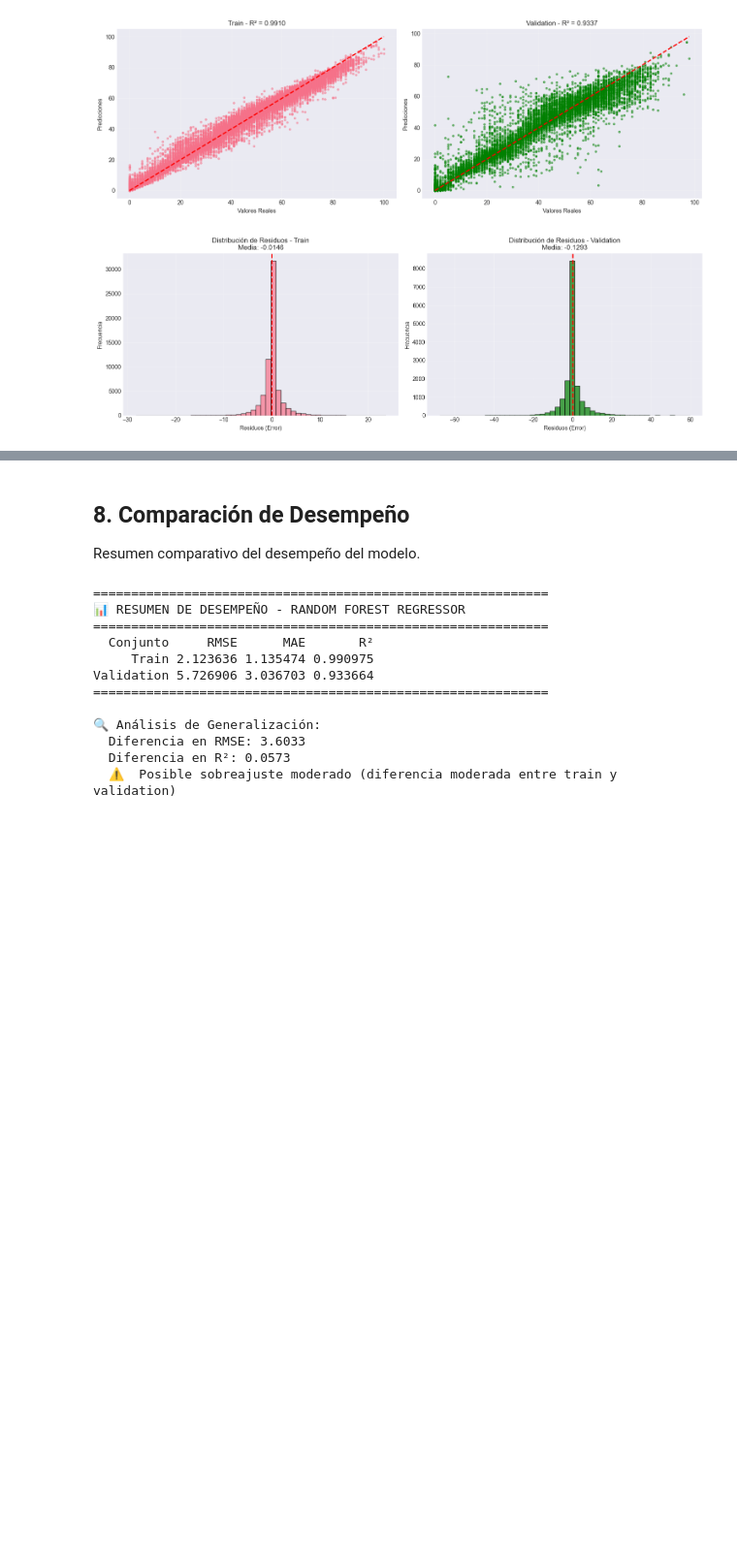
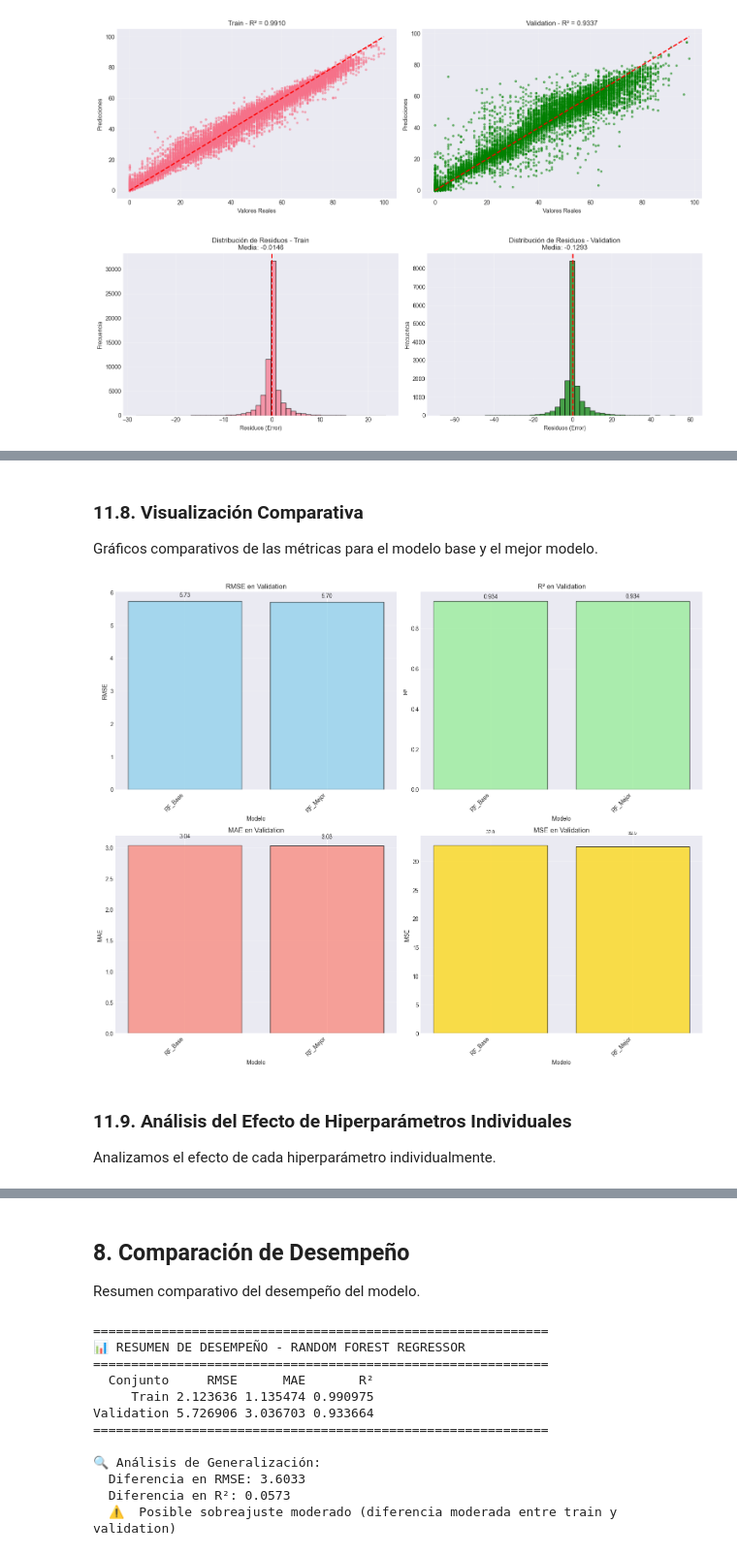
Before and after one commit to AlfonsoKatzenstein/machine_learning_obli, a Jupyter notebook: notebooks/modelos_de_regresion/random_forest_regressor.ipynb, the cells around one changed output, grey strips where cells are left out. Shown: that part at 97% size. Saved outputs shown, nothing was run; the diff lists cells and outputs as text; code cells hidden in the pictures; blank space fills up the shorter version.

```diff
--- a/notebooks/modelos_de_regresion/random_forest_regressor.ipynb
+++ b/notebooks/modelos_de_regresion/random_forest_regressor.ipynb
@@ -652,0 +847,12 @@ plt.show()
+# %%
+# Configuración de Cross-Validation
+cv_folds = 5
+kfold = KFold(n_splits=cv_folds, shuffle=True, random_state=42)
+
+# Scorer personalizado para RMSE
+rmse_scorer = make_scorer(lambda y_true, y_pred: np.sqrt(mean_squared_error(y_true, y_pred)),
+                          greater_is_better=False)
+
+print(f"✅ Configuración de validación:")
+print(f"  Método: {cv_folds}-Fold Cross-Validation")
+print(f"  Random state: 42")
@@ -652,0 +1151,63 @@ plt.show()
+# %% [markdown]
+### 11.8. Visualización Comparativa
+
+Gráficos comparativos de las métricas para el modelo base y el mejor modelo.
+# %%
+# Visualización comparativa de métricas
+fig, axes = plt.subplots(2, 2, figsize=(15, 12))
+
+modelos_nombres = tabla_comparativa_rf['Modelo'].values
+x_pos = np.arange(len(modelos_nombres))
+
+# RMSE
+axes[0, 0].bar(x_pos, tabla_comparativa_rf['RMSE_Val'], alpha=0.7, color='skyblue', edgecolor='black')
+axes[0, 0].set_xlabel('Modelo')
+axes[0, 0].set_ylabel('RMSE')
+axes[0, 0].set_title('RMSE en Validation')
+axes[0, 0].set_xticks(x_pos)
+axes[0, 0].set_xticklabels(modelos_nombres, rotation=45, ha='right')
+axes[0, 0].grid(True, alpha=0.3, axis='y')
+for i, v in enumerate(tabla_comparativa_rf['RMSE_Val']):
+    axes[0, 0].text(i, v + 0.1, f'{v:.2f}', ha='center', va='bottom')
+
+# R²
+axes[0, 1].bar(x_pos, tabla_comparativa_rf['R²_Val'], alpha=0.7, color='lightgreen', edgecolor='black')
+axes[0, 1].set_xlabel('Modelo')
+axes[0, 1].set_ylabel('R²')
+axes[0, 1].set_title('R² en Validation')
+axes[0, 1].set_xticks(x_pos)
+axes[0, 1].set_xticklabels(modelos_nombres, rotation=45, ha='right')
+axes[0, 1].grid(True, alpha=0.3, axis='y')
+for i, v in enumerate(tabla_comparativa_rf['R²_Val']):
+    axes[0, 1].text(i, v + 0.01, f'{v:.3f}', ha='center', va='bottom')
+
+# MAE
+axes[1, 0].bar(x_pos, tabla_comparativa_rf['MAE_Val'], alpha=0.7, color='salmon', edgecolor='black')
+axes[1, 0].set_xlabel('Modelo')
+axes[1, 0].set_ylabel('MAE')
+axes[1, 0].set_title('MAE en Validation')
+axes[1, 0].set_xticks(x_pos)
+axes[1, 0].set_xticklabels(modelos_nombres, rotation=45, ha='right')
+axes[1, 0].grid(True, alpha=0.3, axis='y')
+for i, v in enumerate(tabla_comparativa_rf['MAE_Val']):
+    axes[1, 0].text(i, v + 0.1, f'{v:.2f}', ha='center', va='bottom')
+
+# MSE
+axes[1, 1].bar(x_pos, tabla_comparativa_rf['MSE_Val'], alpha=0.7, color='gold', edgecolor='black')
+axes[1, 1].set_xlabel('Modelo')
+axes[1, 1].set_ylabel('MSE')
+axes[1, 1].set_title('MSE en Validation')
+axes[1, 1].set_xticks(x_pos)
+axes[1, 1].set_xticklabels(modelos_nombres, rotation=45, ha='right')
+axes[1, 1].grid(True, alpha=0.3, axis='y')
+for i, v in enumerate(tabla_comparativa_rf['MSE_Val']):
+    axes[1, 1].text(i, v + 2, f'{v:.1f}', ha='center', va='bottom', fontsize=8)
+
+plt.tight_layout()
+plt.show()
+# %% [output]
+[figure, added]
+# %% [markdown]
+### 11.9. Análisis del Efecto de Hiperparámetros Individuales
+
+Analizamos el efecto de cada hiperparámetro individualmente.
```
Also changed, not shown: parts of 22 cells of this notebook, 4 other files.
